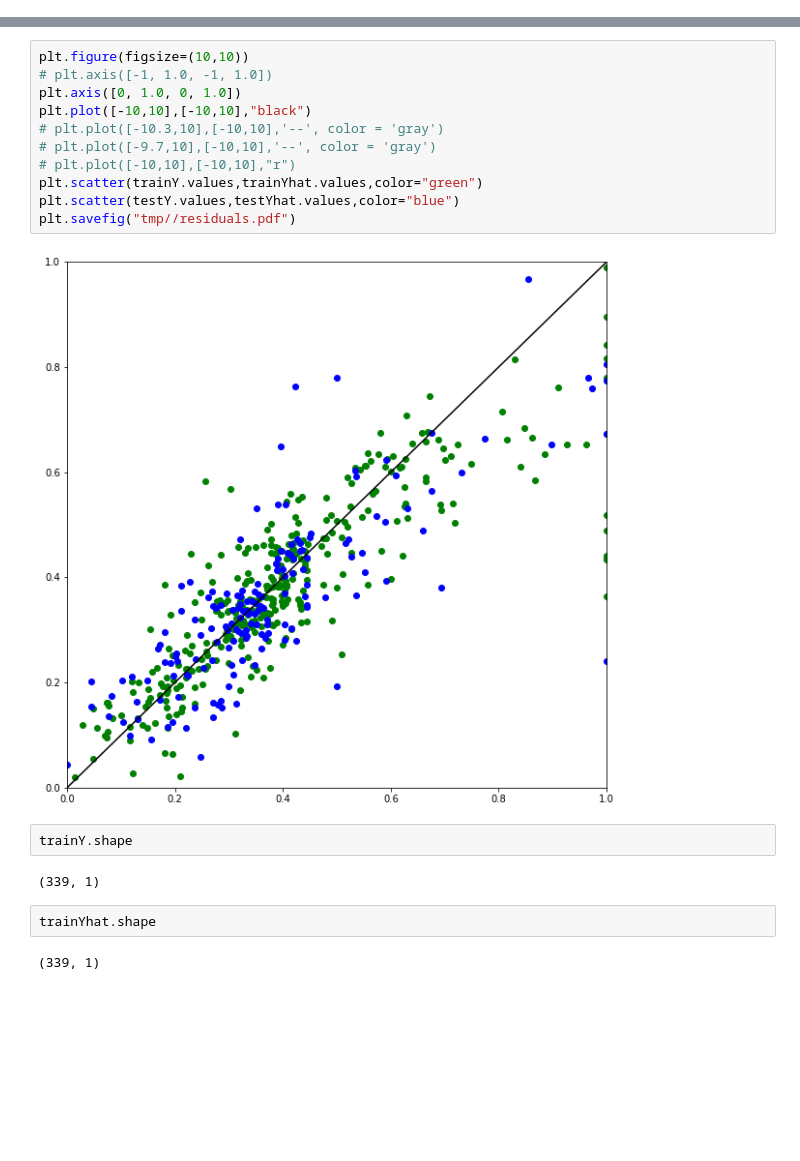
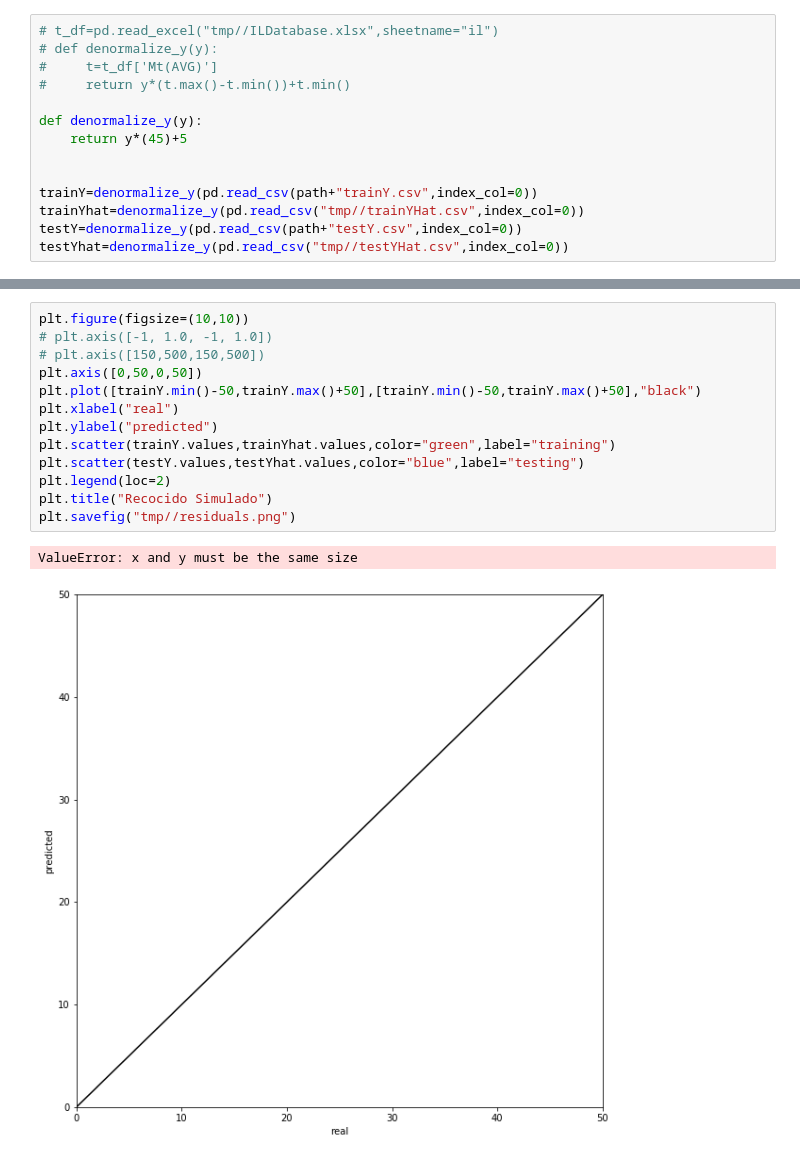
Before and after one commit to joalceco/NeuroFramework, a Jupyter notebook: results/Evolucion de topologias.ipynb, the cells around one changed output, grey strips where cells are left out. Drawn from its saved outputs; the diff is of its cells as text; blank space fills up the shorter version.

```diff
--- a/results/Evolucion de topologias.ipynb
+++ b/results/Evolucion de topologias.ipynb
@@ -18 +15,15 @@ df=pd.read_csv(file,index_col=0)
+# %%
+# t_df=pd.read_excel("tmp//ILDatabase.xlsx",sheetname="il")
+# def denormalize_y(y):
+#     t=t_df['Mt(AVG)']
+#     return y*(t.max()-t.min())+t.min()
+
+def denormalize_y(y):
+    return y*(45)+5
+
+
+trainY=denormalize_y(pd.read_csv(path+"trainY.csv",index_col=0))
+trainYhat=denormalize_y(pd.read_csv("tmp//trainYHat.csv",index_col=0))
+testY=denormalize_y(pd.read_csv(path+"testY.csv",index_col=0))
+testYhat=denormalize_y(pd.read_csv("tmp//testYHat.csv",index_col=0))
 # %%
@@ -40,21 +47,16 @@ plt.show()
 # %%
 plt.figure(figsize=(10,10))
 # plt.axis([-1, 1.0, -1, 1.0])
-plt.axis([0, 1.0, 0, 1.0])
-plt.plot([-10,10],[-10,10],"black")
-# plt.plot([-10.3,10],[-10,10],'--', color = 'gray')
-# plt.plot([-9.7,10],[-10,10],'--', color = 'gray')
-# plt.plot([-10,10],[-10,10],"r")
-plt.scatter(trainY.values,trainYhat.values,color="green")
-plt.scatter(testY.values,testYhat.values,color="blue")
-plt.savefig("tmp//residuals.pdf")
+# plt.axis([150,500,150,500])
+plt.axis([0,50,0,50])
+plt.plot([trainY.min()-50,trainY.max()+50],[trainY.min()-50,trainY.max()+50],"black")
+plt.xlabel("real")
+plt.ylabel("predicted")
+plt.scatter(trainY.values,trainYhat.values,color="green",label="training")
+plt.scatter(testY.values,testYhat.values,color="blue",label="testing")
+plt.legend(loc=2)
+plt.title("Recocido Simulado")
+plt.savefig("tmp//residuals.png")
 # %% [output]
+ValueError: x and y must be the same size
-[figure, old version]
+[figure, new version]
-# %%
-trainY.shape
-# %% [output]
-(339, 1)
-# %%
-trainYhat.shape
-# %% [output]
-(339, 1)
```
Also changed, not shown: parts of 17 cells of this notebook, 30 other files.
